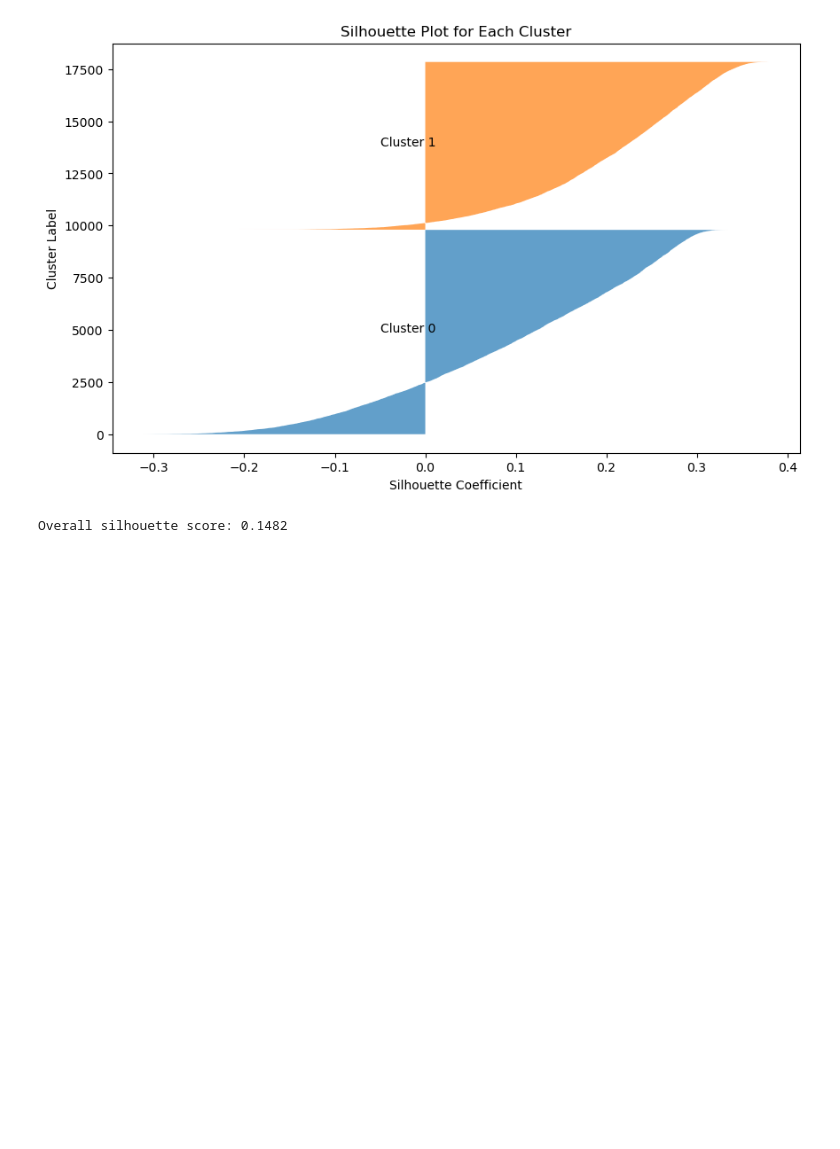
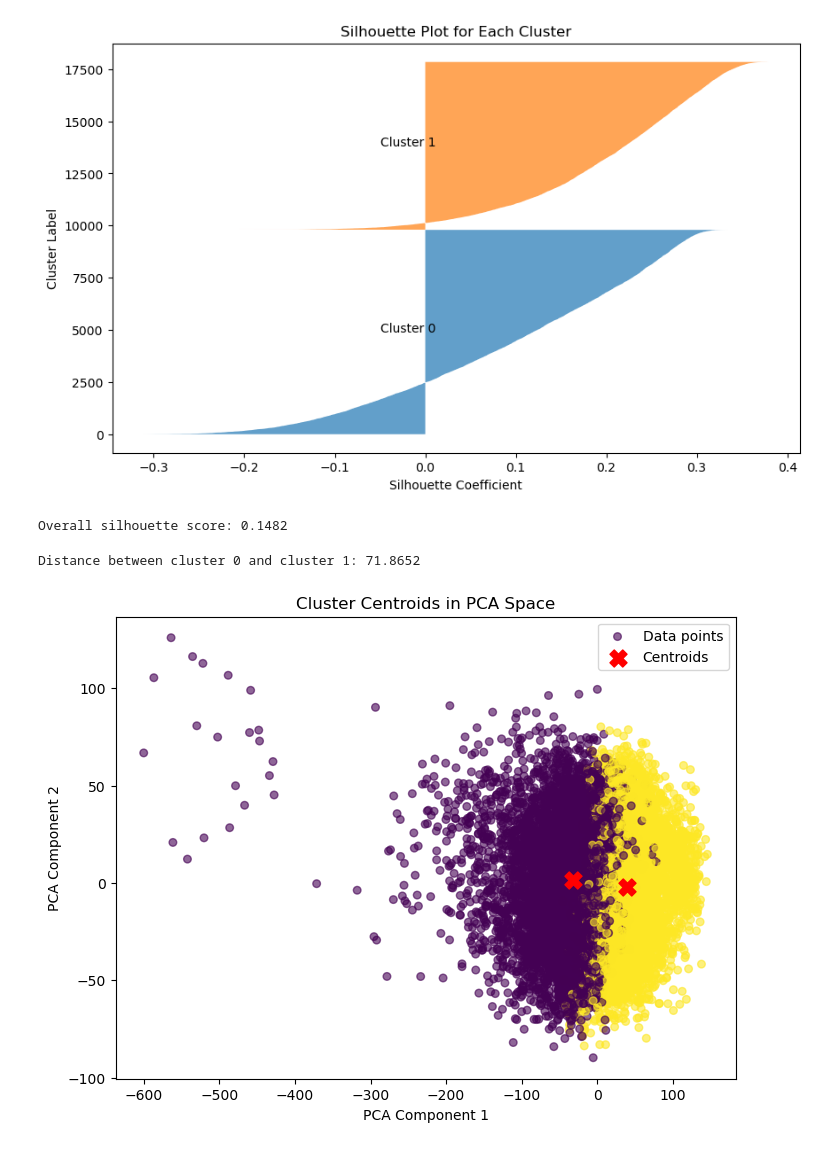
Before and after one commit to mrmh13801225/UT_ML_Project, a Jupyter notebook: src/FinalProject.ipynb, the cells around one changed output. Drawn from its saved outputs; the diff is of its cells as text; code cells hidden in the pictures; blank space fills up the shorter version.

```diff
--- a/src/FinalProject.ipynb
+++ b/src/FinalProject.ipynb
@@ -1044,3 +1051,27 @@ Cluster 0: Avg. intra-cluster distance = 103.4551
 Cluster 1: Avg. intra-cluster distance = 92.8030
 [figure]
 Overall silhouette score: 0.1482
+# %%
+# Compute centroids
+centroids = compute_cluster_centroids(X, hierarchical_labels)
+analyze_cluster_separation(centroids)
+
+# (Optional) Visualize centroids in PCA-reduced space:
+from sklearn.decomposition import PCA
+
+pca = PCA(n_components=2)
+X_2d = pca.fit_transform(X)
+centroid_points = np.array([centroids[label] for label in sorted(centroids.keys())])
+centroid_2d = pca.transform(centroid_points)
+
+plt.figure(figsize=(8, 6))
+plt.scatter(X_2d[:, 0], X_2d[:, 1], c=hierarchical_labels, cmap='viridis', s=30, alpha=0.6, label="Data points")
+plt.scatter(centroid_2d[:, 0], centroid_2d[:, 1], c='red', s=150, marker='X', label="Centroids")
+plt.title("Cluster Centroids in PCA Space")
+plt.xlabel("PCA Component 1")
+plt.ylabel("PCA Component 2")
+plt.legend()
+plt.show()
+# %% [output]
+Distance between cluster 0 and cluster 1: 71.8652
+[figure, added]
```
Also changed, not shown: parts of 3 cells of this notebook.
